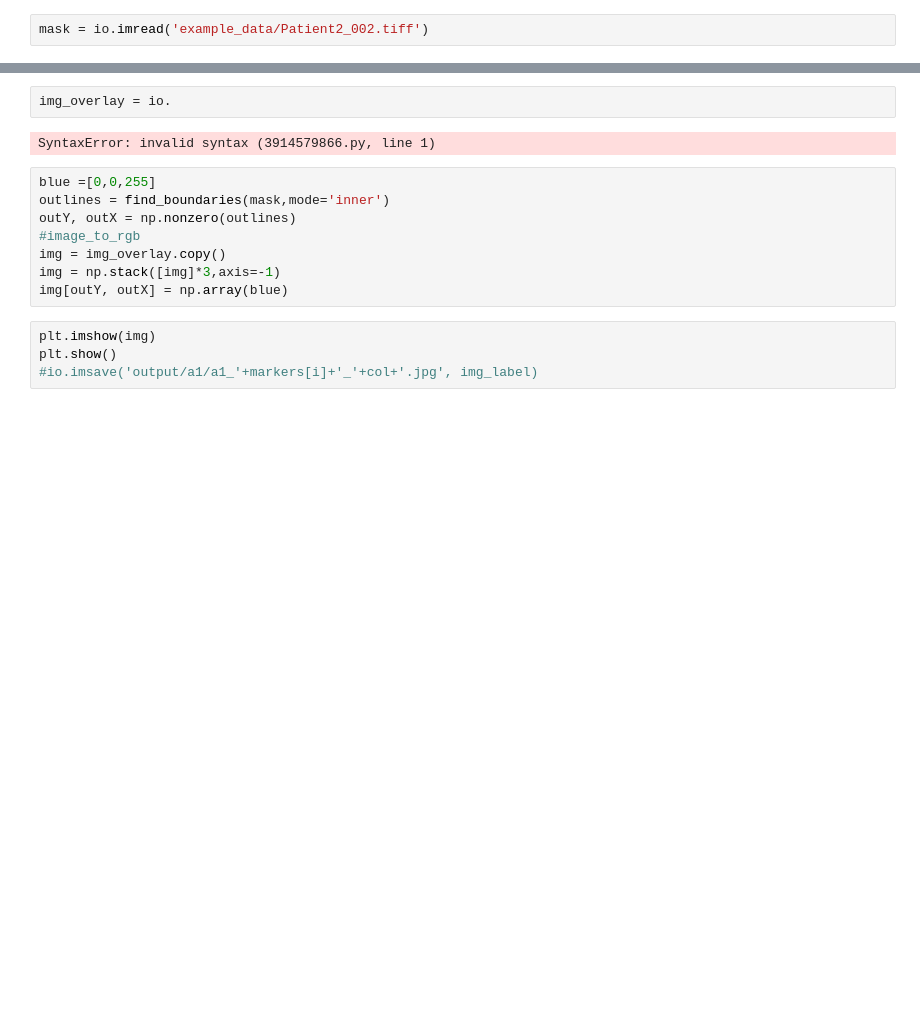
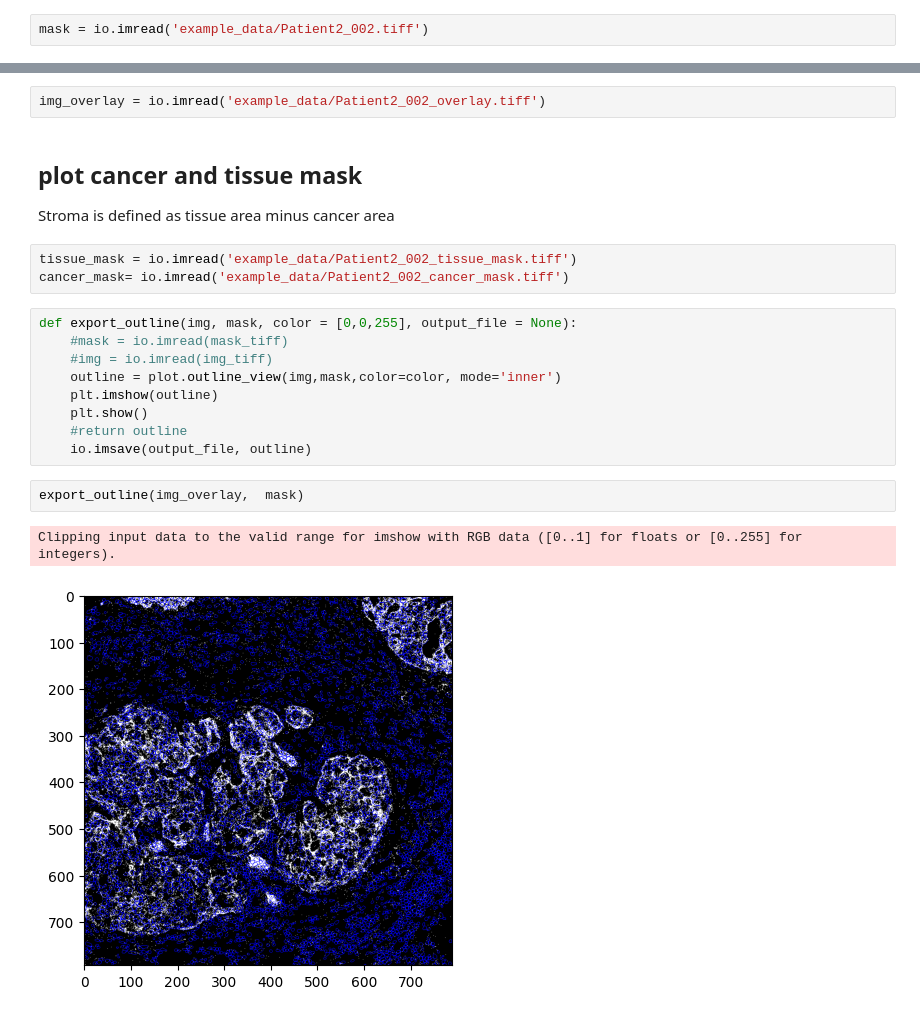
Before and after one commit to PattaWapee/IMCprocess, a Jupyter notebook: notebooks/mask_dist/01plot_mask.ipynb, the cells around one changed output, grey strips where cells are left out. Cells and saved outputs as stored; diff of their text form; blank space fills up the shorter version.

Commit message:
analysis with cancer and tissue mask

```diff
--- a/notebooks/mask_dist/01plot_mask.ipynb
+++ b/notebooks/mask_dist/01plot_mask.ipynb
@@ -28,16 +16,22 @@ array([[0, 0, 0, ..., 0, 0, 0],
 # %%
-img_overlay = io.
+img_overlay = io.imread('example_data/Patient2_002_overlay.tiff')
-# %% [output]
-SyntaxError: invalid syntax (3914579866.py, line 1)
-# %%
-blue =[0,0,255]
-outlines = find_boundaries(mask,mode='inner')
-outY, outX = np.nonzero(outlines)
-#image_to_rgb
-img = img_overlay.copy()
-img = np.stack([img]*3,axis=-1)
-img[outY, outX] = np.array(blue)
-# %%
-plt.imshow(img)
-plt.show()
-#io.imsave('output/a1/a1_'+markers[i]+'_'+col+'.jpg', img_label)
+# %% [markdown]
+## plot cancer and tissue mask
+Stroma is defined as tissue area minus cancer area
+# %%
+tissue_mask = io.imread('example_data/Patient2_002_tissue_mask.tiff')
+cancer_mask= io.imread('example_data/Patient2_002_cancer_mask.tiff')
+# %%
+def export_outline(img, mask, color = [0,0,255], output_file = None):
+    #mask = io.imread(mask_tiff)
+    #img = io.imread(img_tiff)
+    outline = plot.outline_view(img,mask,color=color, mode='inner')
+    plt.imshow(outline)
+    plt.show()
+    #return outline
+    io.imsave(output_file, outline)
+# %%
+export_outline(img_overlay,  mask)
+# %% [output]
+Clipping input data to the valid range for imshow with RGB data ([0..1] for floats or [0..255] for integers).
+[figure, added]
```
Also changed, not shown: parts of 18 cells of this notebook, 10 other files.
